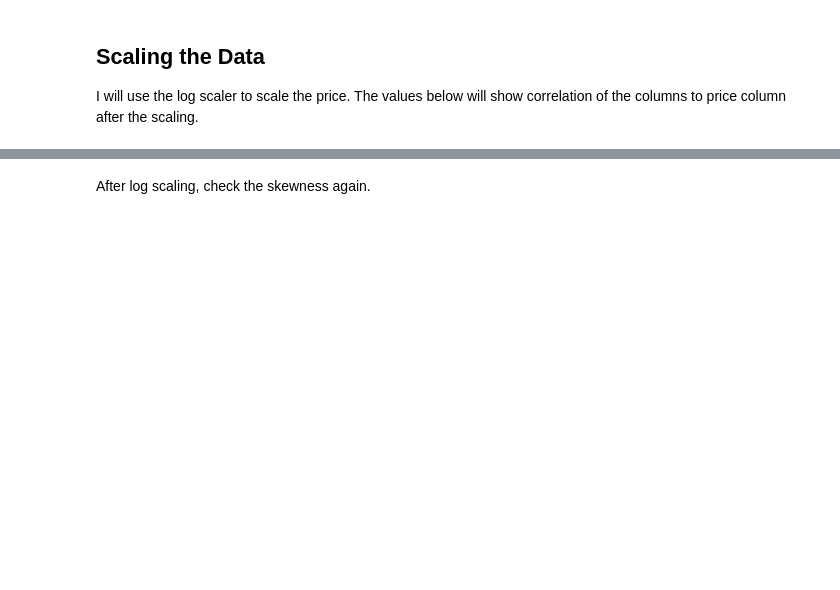
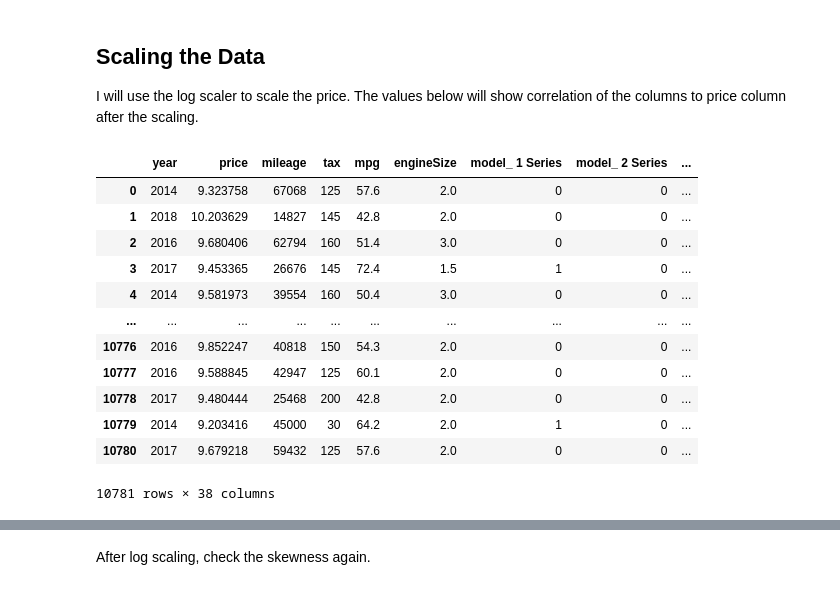
Before and after one commit to StevenDennis15/BMW-Car-Price-Predcition, a Jupyter notebook: BMW Car Price Prediction.ipynb, the cells around one changed output, grey strips where cells are left out. Saved outputs shown, nothing was run; the diff lists cells and outputs as text; code cells hidden in the pictures; blank space fills up the shorter version.

```diff
--- a/BMW Car Price Prediction.ipynb
+++ b/BMW Car Price Prediction.ipynb
@@ -250,12 +271,23 @@ result
 ## Scaling the Data
 I will use the log scaler to scale the price. The values below will show correlation of the columns to price column after the scaling.
 # %%
-trans = StandardScaler()
-data = trans.fit_transform(data
-
 df_log = df_onehot.copy()
 df_log["price"]=np.log1p(df_log["price"])
 
 df_log
+# %% [output]
+|  | year | price | mileage | tax | mpg | engineSize | model_ 1 Series | model_ 2 Series | ... |
+| 0 | 2014 | 9.323758 | 67068 | 125 | 57.6 | 2.0 | 0 | 0 | ... |
+| 1 | 2018 | 10.203629 | 14827 | 145 | 42.8 | 2.0 | 0 | 0 | ... |
+| 2 | 2016 | 9.680406 | 62794 | 160 | 51.4 | 3.0 | 0 | 0 | ... |
+| 3 | 2017 | 9.453365 | 26676 | 145 | 72.4 | 1.5 | 1 | 0 | ... |
+| 4 | 2014 | 9.581973 | 39554 | 160 | 50.4 | 3.0 | 0 | 0 | ... |
+| ... | ... | ... | ... | ... | ... | ... | ... | ... | ... |
+| 10776 | 2016 | 9.852247 | 40818 | 150 | 54.3 | 2.0 | 0 | 0 | ... |
+| 10777 | 2016 | 9.588845 | 42947 | 125 | 60.1 | 2.0 | 0 | 0 | ... |
+| 10778 | 2017 | 9.480444 | 25468 | 200 | 42.8 | 2.0 | 0 | 0 | ... |
+| 10779 | 2014 | 9.203416 | 45000 | 30 | 64.2 | 2.0 | 1 | 0 | ... |
+| 10780 | 2017 | 9.679218 | 59432 | 125 | 57.6 | 2.0 | 0 | 0 | ... |
+10781 rows × 38 columns
 # %%
 (df_log.corr()["price"]**2).sort_values(ascending = False)[1:,]
```
Also changed, not shown: parts of 20 cells of this notebook.
